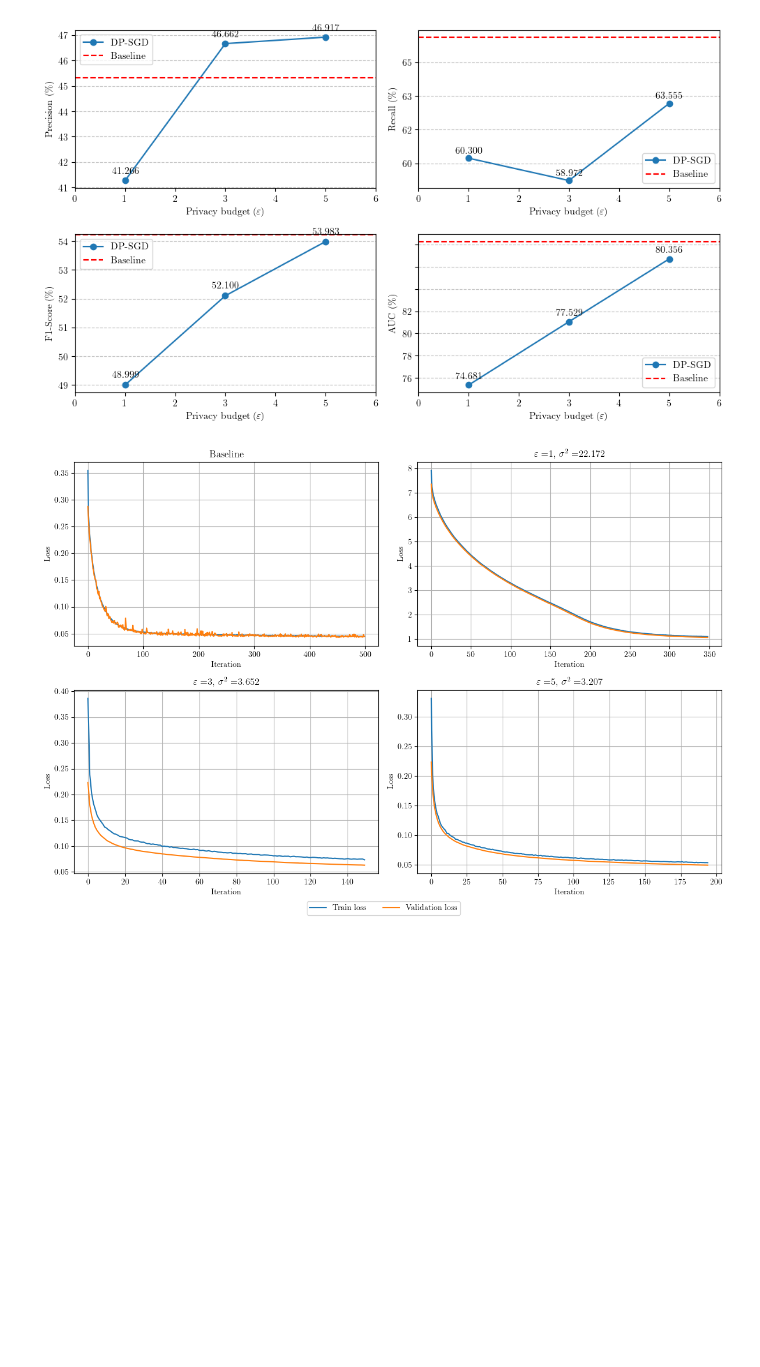
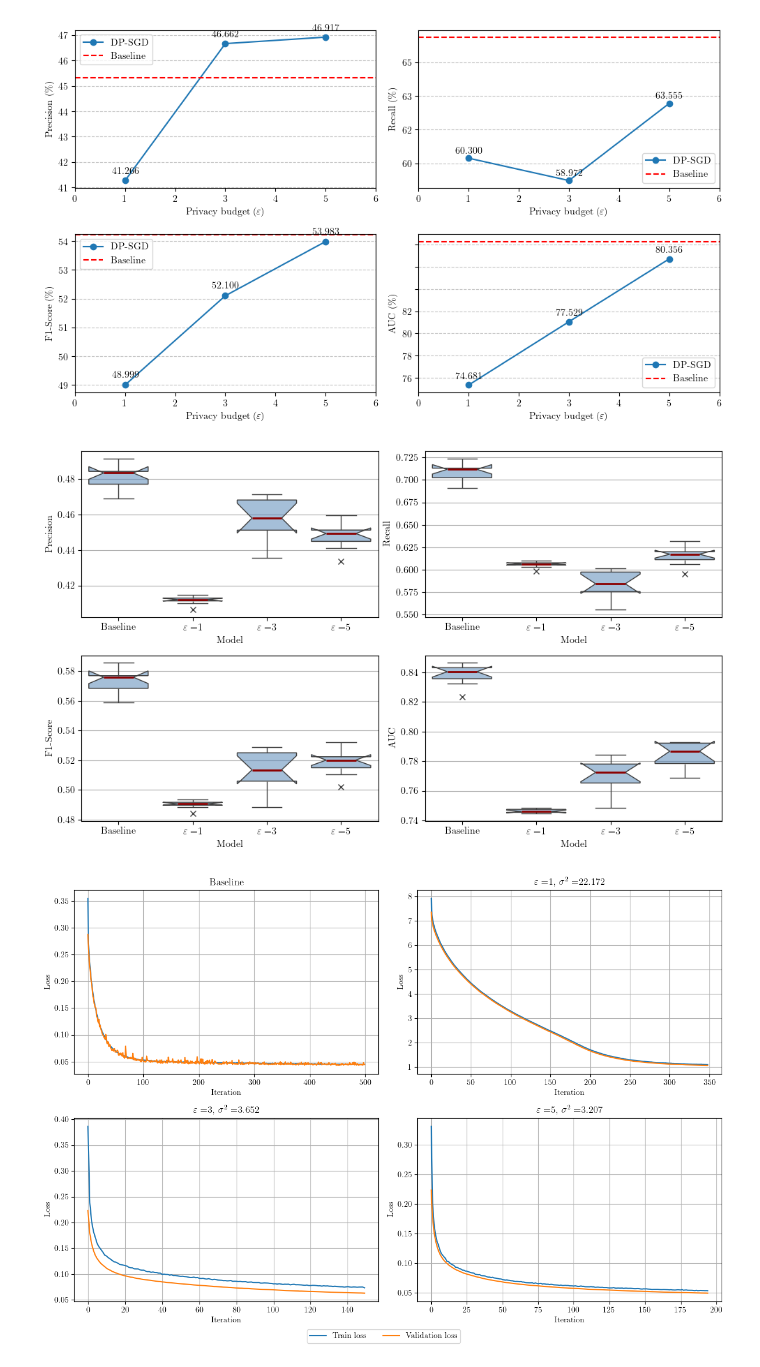
Before and after one commit to trinhkieuha/dp-shap-anomaly-detection, a Jupyter notebook: notebooks/07_Results_Analysis.ipynb, the cells around one changed output. Saved outputs shown, nothing was run; the diff lists cells and outputs as text; code cells hidden in the pictures; blank space fills up the shorter version.

Commit message:
Update hypertuning results

```diff
--- a/notebooks/07_Results_Analysis.ipynb
+++ b/notebooks/07_Results_Analysis.ipynb
@@ -173,6 +174,38 @@ plt.savefig("results/figures/performance_comparison.png", dpi=300)
 plt.show()
 # %% [output]
 [figure]
+# %%
+# Create subplots
+fig, axes = plt.subplots(nrows=2, ncols=2, figsize=(10, 6))
+
+# Flatten axes for easy iteration
+axes = axes.flatten()
+
+model_list = {"Baseline": f"baseline/{m}" for m in baseline_best["version"].tolist()}
+
+model_list.update({r"$\varepsilon=$" + f"{row['eps']:.0f}": f"dpsgd/{row['version']}" for i, row in dpsgd_best.iterrows()})
+
+perf_stats = pd.DataFrame()
+for key, value in model_list.items():
+    perf = pd.read_csv(f"results/stats_eval/{value}.csv")
+    perf.insert(0, "model", key)
+    perf_stats = pd.concat([perf_stats, perf], ignore_index=True)
+
+for i, metric in enumerate(perf_stats.columns.tolist()[1:]):
+    ax = axes[i]
+    sns.boxplot(data=perf_stats, x="model", y=metric, ax=axes[i],
+        flierprops={"marker": "x"},
+        boxprops={"facecolor": (.3, .5, .7, .5)},
+        medianprops={"color": "darkred", "linewidth": 2},
+        notch=True, showcaps=True)
+    axes[i].set_xlabel("Model")
+    axes[i].set_ylabel(metric)
+    axes[i].grid(axis='y')
+
+plt.tight_layout()
+plt.show()
+# %% [output]
+[figure, added]
 # %%
 # Layout: 2×2 grid with a subplot for each model
 fig, axes = plt.subplots(nrows=2, ncols=2, figsize=(12, 8))
```
Also changed, not shown: parts of 1 cell of this notebook, 24 other files.
